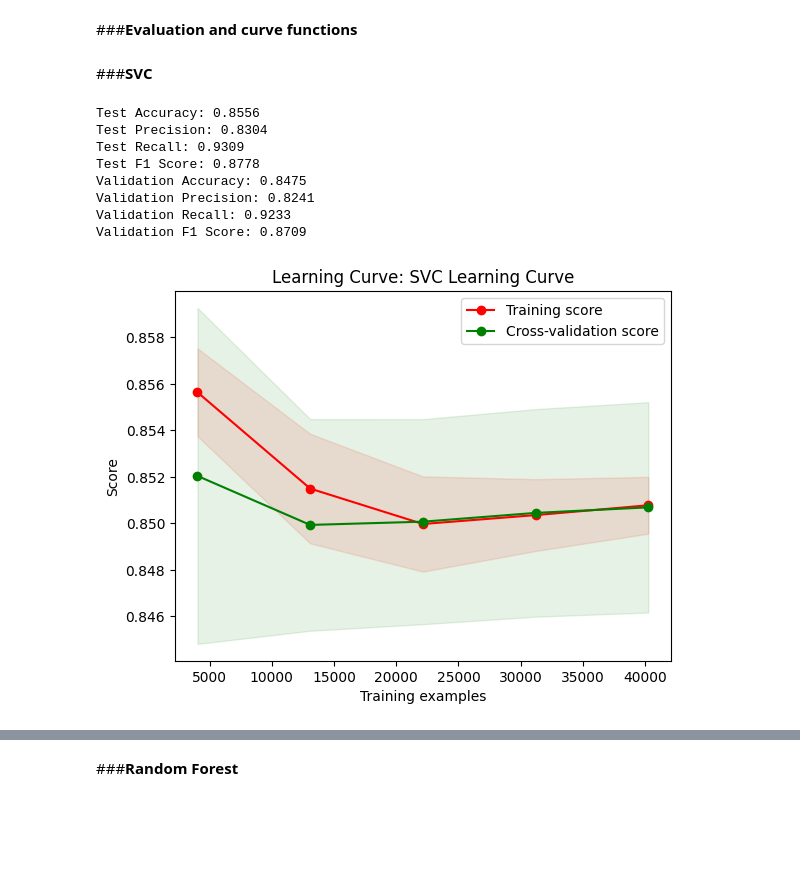
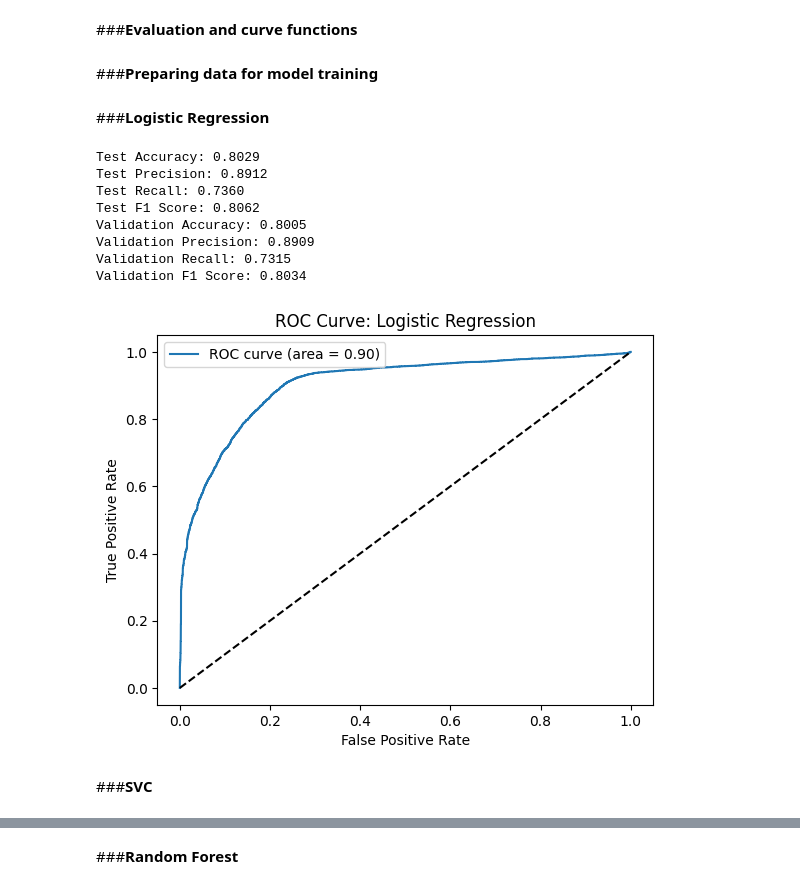
Before and after one commit to bgozlinski/internet-service-data, a Jupyter notebook: analysis.ipynb, the cells around one changed output, grey strips where cells are left out. Saved outputs shown, nothing was run; the diff lists cells and outputs as text; code cells hidden in the pictures; blank space fills up the shorter version.

```diff
--- a/analysis.ipynb
+++ b/analysis.ipynb
@@ -531,7 +537,7 @@ The graph shows the number of customers according to the length of the subscript
 # %% [markdown]
 # Initial data processing ⚙
 # %%
-from sklearn.preprocessing import MinMaxScaler, OneHotEncoder
+from sklearn.preprocessing import OneHotEncoder, Normalizer
 
 # Separate the features and the target variable
 features = df.drop('churn', axis=1)
@@ -541,11 +547,9 @@ target = df['churn']
 numeric_cols = features.select_dtypes(include=[np.number]).columns
 categorical_cols = features.select_dtypes(exclude=[np.number]).columns
 
-
 # Normalize numeric columns
-scaler = MinMaxScaler()
-features[numeric_cols] = scaler.fit_transform(features[numeric_cols])
-features[numeric_cols] = features[numeric_cols].round(1)
+normalizer = Normalizer(norm='l2')
+features[numeric_cols] = normalizer.fit_transform(features[numeric_cols])
 
 # One-hot encode categorical columns
 encoder = OneHotEncoder(sparse_output=False, drop='first')
@@ -655,3 +659,20 @@ def plot_learning_curve_sklearn(model, X, y, title):
     plt.title(f"Learning Curve: {title}")
     plt.legend(loc="best")
     plt.show()
+
+
+# Plot ROC curve and save the figure.
+def plot_roc_curve(y_val, y_prob, model_name):
+    fpr, tpr, _ = roc_curve(y_val, y_prob)
+    roc_auc = roc_auc_score(y_val, y_prob)
+
+    plt.figure()
+    plt.plot(fpr, tpr, label=f'ROC curve (area = {roc_auc:.2f})')
+    plt.plot([0, 1], [0, 1], 'k--')
+    plt.xlabel('False Positive Rate')
+    plt.ylabel('True Positive Rate')
+    plt.title(f'ROC Curve: {model_name}')
+    plt.legend(loc='best')
+    plt.show()
+# %% [markdown]
+###**Preparing data for model training**
@@ -658,29 +690,27 @@ def plot_learning_curve_sklearn(model, X, y, title):
+# %% [markdown]
+###**Logistic Regression**
+# %%
+logistic_regression_model = LogisticRegression(solver='liblinear', random_state=42)
+logistic_regression_model.fit(X_train, y_train)
+
+y_prob = logistic_regression_model.predict_proba(X_val)[:,1]
+
+evaluate_model(logistic_regression_model, X_test, y_test)
+
+# Plot learning curves for Logistic Regression model
+#plot_learning_curve_sklearn(logistic_regression_model, X_train, y_train, "Logistic Regression Learning Curve")
+
+# Plot ROC curve for Logistic Regression model
+plot_roc_curve(y_val, y_prob, 'Logistic Regression')
+# %% [output]
+Test Accuracy: 0.8029
+Test Precision: 0.8912
+Test Recall: 0.7360
+Test F1 Score: 0.8062
+Validation Accuracy: 0.8005
+Validation Precision: 0.8909
+Validation Recall: 0.7315
+Validation F1 Score: 0.8034
+[figure, added]
 # %% [markdown]
 ###**SVC**
-# %%
-# Split the data into training, validation, and test sets
-
-target_column = 'churn'
-X = processed_data.drop(columns=[target_column])
-y = processed_data[target_column]
-
-# Split the data into 70% training, 15% validation, and 15% test sets
-X_train, X_temp, y_train, y_temp = train_test_split(X, y, test_size=0.3, random_state=42, stratify=y)
-X_val, X_test, y_val, y_test = train_test_split(X_temp, y_temp, test_size=0.5, random_state=42, stratify=y_temp)
-
-# Train the SVC model
-svm_model = SVC(kernel='linear', random_state=42)
-svm_model.fit(X_train, y_train)
-
-evaluate_model(svm_model, X_test, y_test)
-plot_learning_curve_sklearn(svm_model, X_train, y_train, "SVC Learning Curve")
-# %% [output]
-Test Accuracy: 0.8556
-Test Precision: 0.8304
-Test Recall: 0.9309
-Test F1 Score: 0.8778
-Validation Accuracy: 0.8475
-Validation Precision: 0.8241
-Validation Recall: 0.9233
-Validation F1 Score: 0.8709
-[figure, removed]
```
Also changed, not shown: parts of 14 cells of this notebook.
